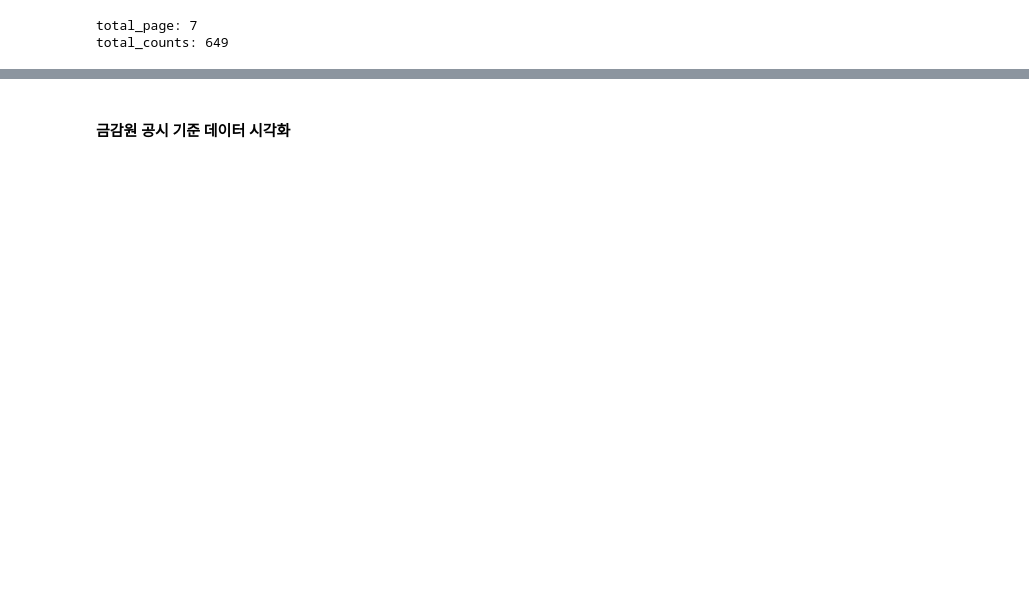
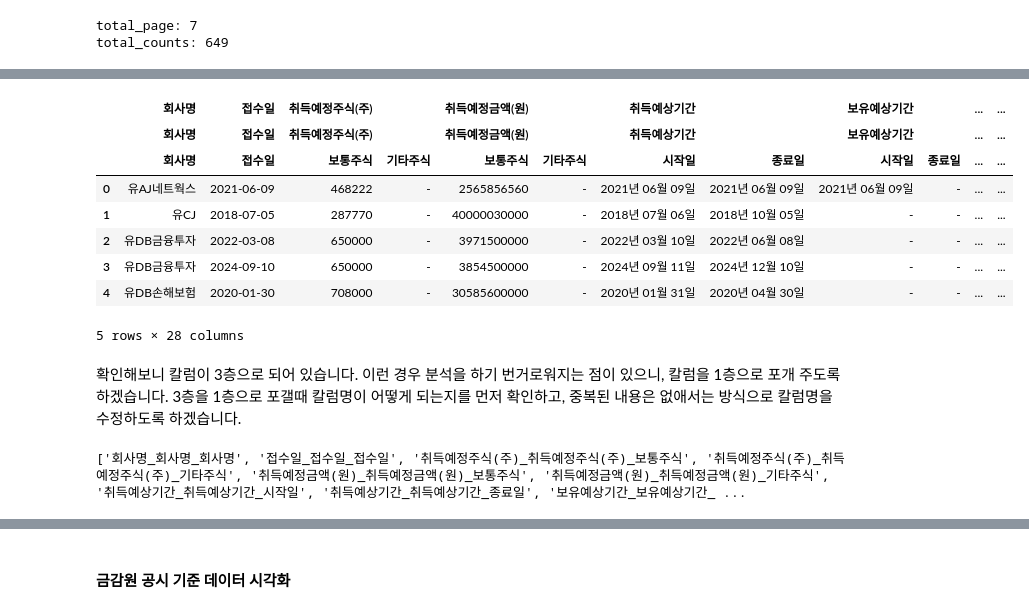
Before and after one commit to beaten-by-the-market/dart_disclosure, a Jupyter notebook: kospi_dart_buyback.ipynb, the cells around one changed output, grey strips where cells are left out. Cells and saved outputs as stored; diff of their text form; code cells hidden in the pictures; blank space fills up the shorter version.

```diff
--- a/kospi_dart_buyback.ipynb
+++ b/kospi_dart_buyback.ipynb
@@ -106,8 +103,9 @@ Processing triggers for fontconfig (2.13.1-4.2ubuntu5) ...
 # %%
-# 사용자 입력 받기
+# 데이터 검색기준 설정하기
 start_y = "2015"
 end_y = "2024"
-corp_type_input = "유"
+corp_type = "P" #유가는 "P", 코스닥은 "A", 유가및코스닥은 ["P", "A"] 입력
+reportCode = "11332" #직접취득 11332, 직접처분 11333, 신탁취득 11334, 신탁해지 11335
 
 # 기본 params 템플릿
 params = {
@@ -125,20 +123,9 @@ params = {
     "textCrpNm": "",
     "startDate": f"{start_y}-01-01",
     "endDate": f"{end_y}-12-31",
-    "reportCode": "11332" #직접취득 11332, 직접처분 11333, 신탁취득 11334, 신탁해지 11335
+    "reportCode": f"{reportCode}",
+    "corpType" : f"{corp_type}"
 }
-
-# corpType 설정
-corp_type_map = {
-    "유": "P",
-    "코": "A",
-    "유코": ["P", "A"]
-}
-
-if corp_type_input in corp_type_map:
-    params["corpType"] = corp_type_map[corp_type_input]
-else:
-    print('잘못된 입력입니다. 재실행하세요')
 
 # 결과 출력
 params
@@ -222,0 +244,20 @@ total_counts: 649
+# %%
+df_dart_buyback.head()
+# %% [output]
+|  | 회사명 | 접수일 | 취득예정주식(주) |  | 취득예정금액(원) |  | 취득예상기간 |  | 보유예상기간 |  | ... | ... |
+|  | 회사명 | 접수일 | 취득예정주식(주) |  | 취득예정금액(원) |  | 취득예상기간 |  | 보유예상기간 |  | ... | ... |
+|  | 회사명 | 접수일 | 보통주식 | 기타주식 | 보통주식 | 기타주식 | 시작일 | 종료일 | 시작일 | 종료일 | ... | ... |
+| 0 | 유AJ네트웍스 | 2021-06-09 | 468222 | - | 2565856560 | - | 2021년 06월 09일 | 2021년 06월 09일 | 2021년 06월 09일 | - | ... | ... |
+| 1 | 유CJ | 2018-07-05 | 287770 | - | 40000030000 | - | 2018년 07월 06일 | 2018년 10월 05일 | - | - | ... | ... |
+| 2 | 유DB금융투자 | 2022-03-08 | 650000 | - | 3971500000 | - | 2022년 03월 10일 | 2022년 06월 08일 | - | - | ... | ... |
+| 3 | 유DB금융투자 | 2024-09-10 | 650000 | - | 3854500000 | - | 2024년 09월 11일 | 2024년 12월 10일 | - | - | ... | ... |
+| 4 | 유DB손해보험 | 2020-01-30 | 708000 | - | 30585600000 | - | 2020년 01월 31일 | 2020년 04월 30일 | - | - | ... | ... |
+5 rows × 28 columns
+# %% [markdown]
+확인해보니 칼럼이 3층으로 되어 있습니다. 이런 경우 분석을 하기 번거로워지는 점이 있으니, 칼럼을 1층으로 포개 주도록 하겠습니다.
+3층을 1층으로 포갤때 칼럼명이 어떻게 되는지를 먼저 확인하고, 중복된 내용은 없애서는 방식으로 칼럼명을 수정하도록 하겠습니다.
+# %%
+# 3층을 1층으로 포개었을 때 어떤 칼럼명들이 생성되는지 확인
+print(['_'.join(map(str, filter(None, col))) for col in df_dart_buyback.columns])
+# %% [output]
+['회사명_회사명_회사명', '접수일_접수일_접수일', '취득예정주식(주)_취득예정주식(주)_보통주식', '취득예정주식(주)_취득예정주식(주)_기타주식', '취득예정금액(원)_취득예정금액(원)_보통주식', '취득예정금액(원)_취득예정금액(원)_기타주식', '취득예상기간_취득예상기간_시작일', '취득예상기간_취득예상기간_종료일', '보유예상기간_보유예상기간_ ...
```
Also changed, not shown: parts of 22 cells of this notebook.
